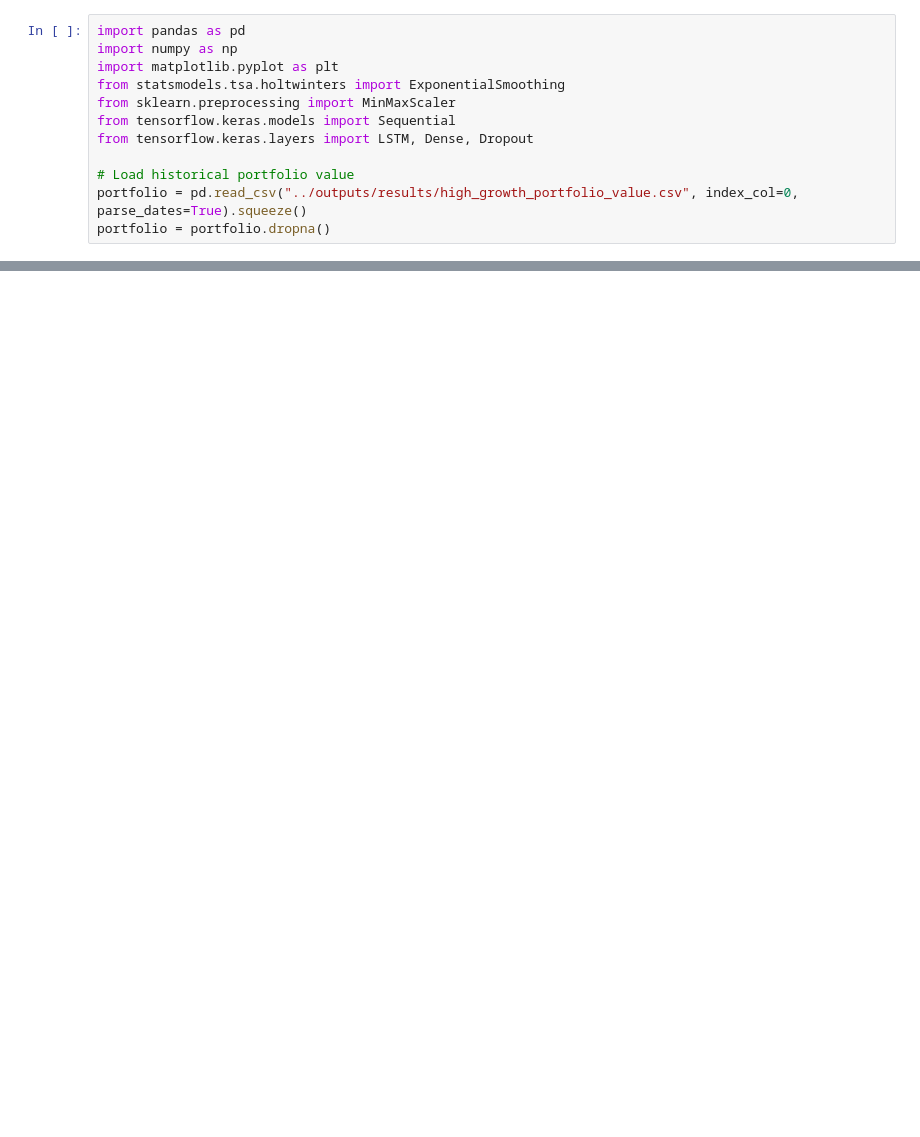
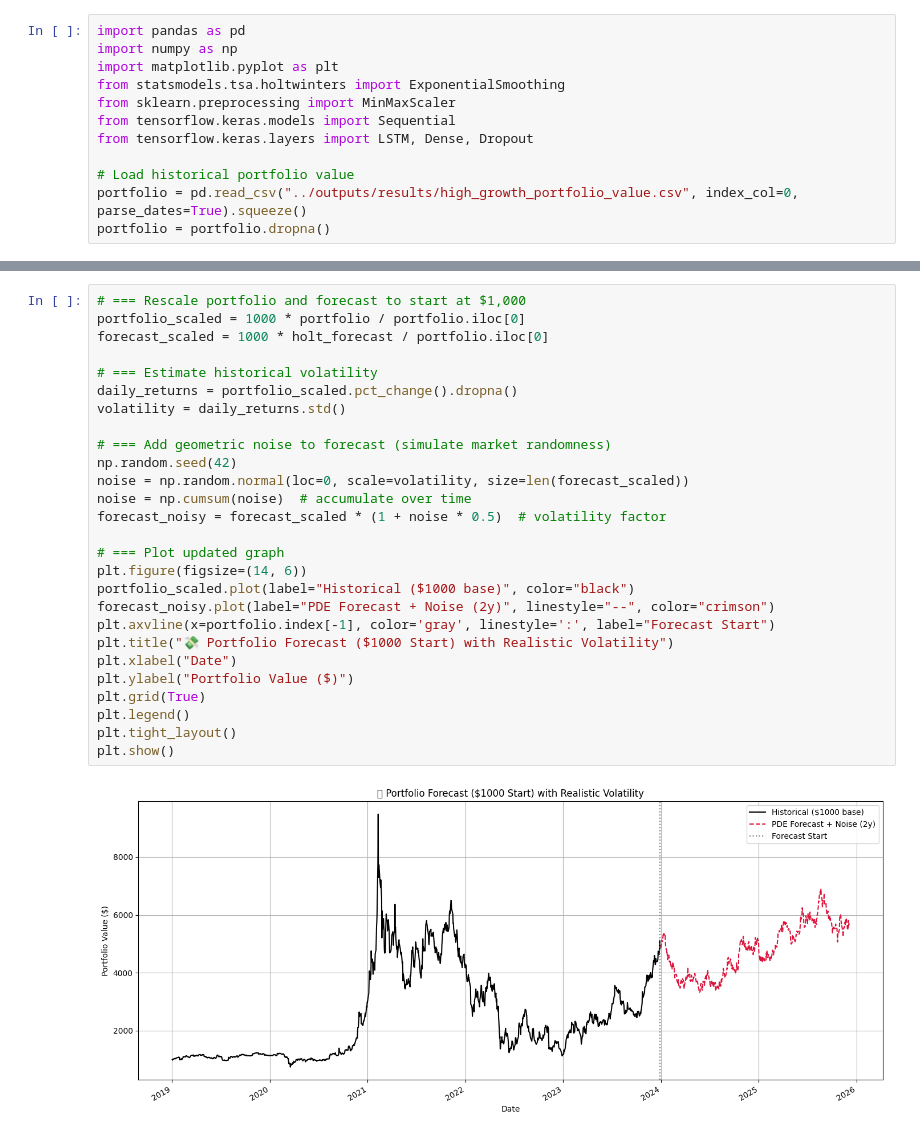
Before and after one commit to Chr4st/Portfolio-Optimization-V0.1, a Jupyter notebook: notebooks/08_forecasting.ipynb, the cells around one changed output, grey strips where cells are left out. Cells and saved outputs as stored; diff of their text form; blank space fills up the shorter version.

```diff
--- a/notebooks/08_forecasting.ipynb
+++ b/notebooks/08_forecasting.ipynb
@@ -91,0 +66,29 @@ plt.show()
+# %%
+# === Rescale portfolio and forecast to start at $1,000
+portfolio_scaled = 1000 * portfolio / portfolio.iloc[0]
+forecast_scaled = 1000 * holt_forecast / portfolio.iloc[0]
+
+# === Estimate historical volatility
+daily_returns = portfolio_scaled.pct_change().dropna()
+volatility = daily_returns.std()
+
+# === Add geometric noise to forecast (simulate market randomness)
+np.random.seed(42)
+noise = np.random.normal(loc=0, scale=volatility, size=len(forecast_scaled))
+noise = np.cumsum(noise)  # accumulate over time
+forecast_noisy = forecast_scaled * (1 + noise * 0.5)  # volatility factor
+
+# === Plot updated graph
+plt.figure(figsize=(14, 6))
+portfolio_scaled.plot(label="Historical ($1000 base)", color="black")
+forecast_noisy.plot(label="PDE Forecast + Noise (2y)", linestyle="--", color="crimson")
+plt.axvline(x=portfolio.index[-1], color='gray', linestyle=':', label="Forecast Start")
+plt.title("💸 Portfolio Forecast ($1000 Start) with Realistic Volatility")
+plt.xlabel("Date")
+plt.ylabel("Portfolio Value ($)")
+plt.grid(True)
+plt.legend()
+plt.tight_layout()
+plt.show()
+# %% [output]
+[figure, added]
```
Also changed, not shown: parts of 3 cells of this notebook, 8 other files.
